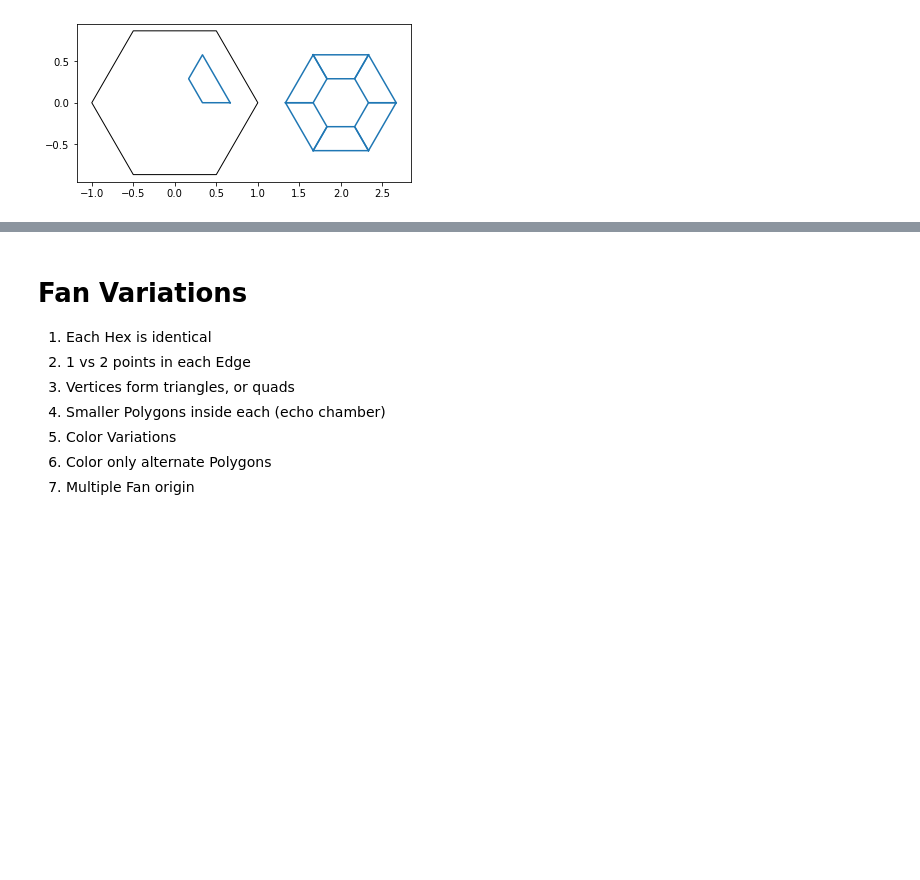
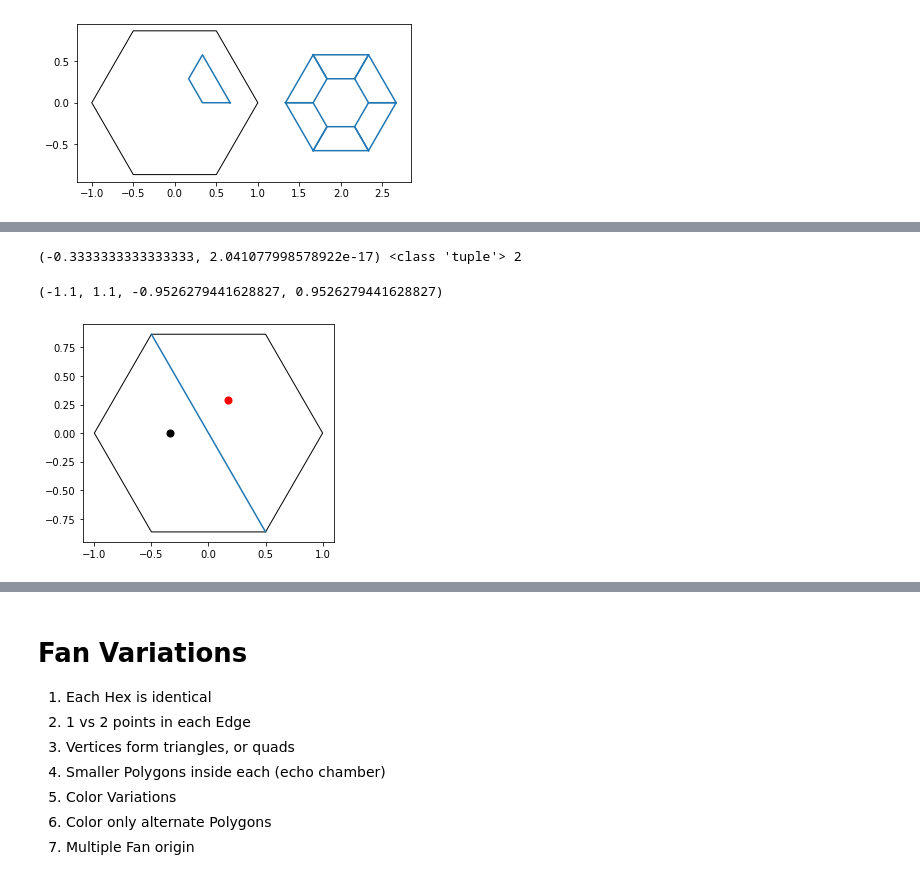
Before and after one commit to Ram-N/hexagons, a Jupyter notebook: 20B_Example_Lattice-3.ipynb, the cells around one changed output, grey strips where cells are left out. Saved outputs shown, nothing was run; the diff lists cells and outputs as text; code cells hidden in the pictures; blank space fills up the shorter version.

Commit message:
Added Reflection for Points

```diff
--- a/20B_Example_Lattice-3.ipynb
+++ b/20B_Example_Lattice-3.ipynb
@@ -177,0 +206,23 @@ plt.axis('scaled');
+# %%
+
+size = 1
+h0 = Hex(0,0,size)
+h1 = Hex(2,0,size)
+h0.render(fc='none', color='k')
+
+lat0 = h0.get_lattice_points()
+
+pindex=1
+pt_name = 'sa'
+
+axi = 'y'
+symp = h.get_symmetrical_points((pt_name, pindex), axi)
+print(symp, type(symp), len(symp))
+h0.plot_points(symp)
+h0.plot_points(lat0[pt_name][pindex], color='r')
+h0.draw_axis(axi)
+plt.axis('scaled')
+# %% [output]
+(-0.3333333333333333, 2.041077998578922e-17) <class 'tuple'> 2
+(-1.1, 1.1, -0.9526279441628827, 0.9526279441628827)
+[figure, added]
```
Also changed, not shown: parts of 11 cells of this notebook, 16 other files.
